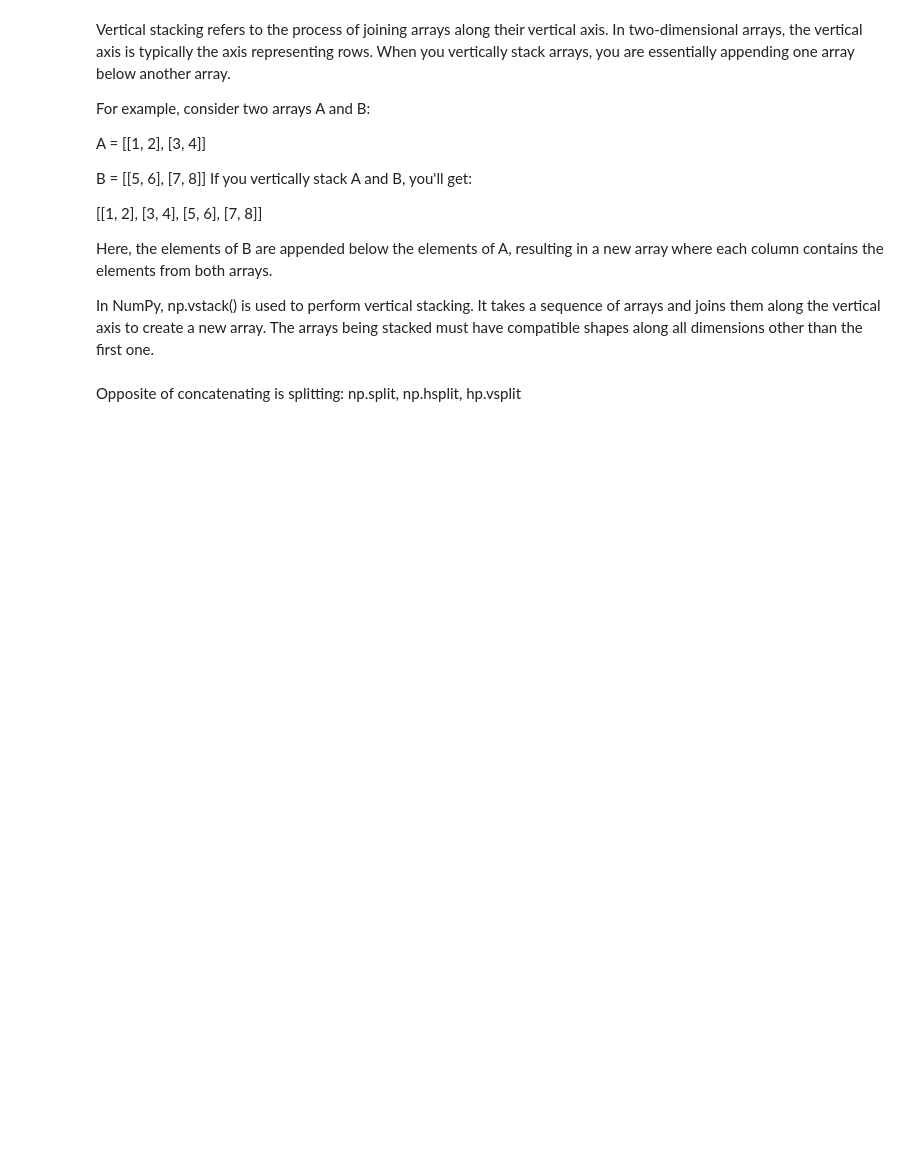
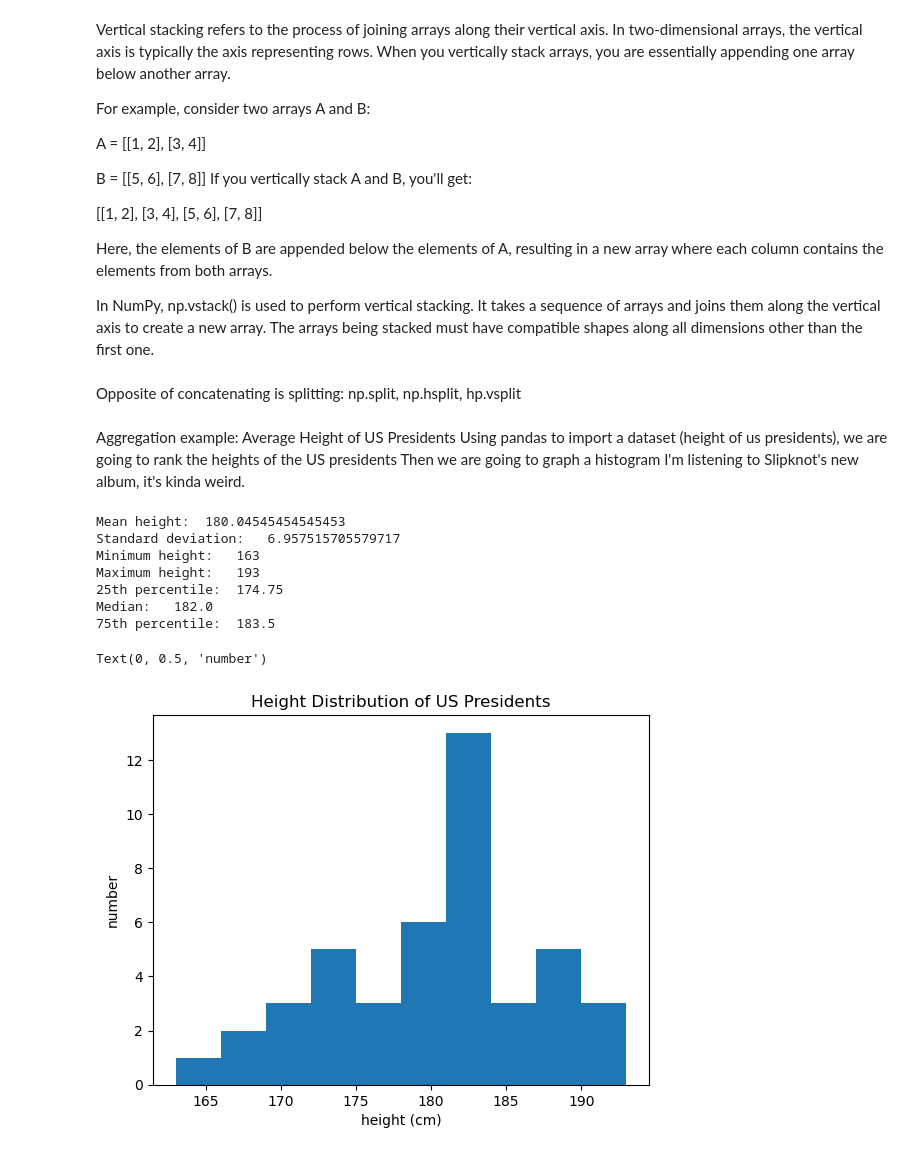
Before and after one commit to asmith9118/python_learning, a Jupyter notebook: intro_numpy.ipynb, the cells around one changed output. Saved outputs shown, nothing was run; the diff lists cells and outputs as text; code cells hidden in the pictures; blank space fills up the shorter version.

```diff
--- a/intro_numpy.ipynb
+++ b/intro_numpy.ipynb
@@ -396,3 +396,39 @@ Out[251]:
 array([[95, 96, 69, 81,  8, 30, 74, 18,  5, 97],
        [ 1, 53, 33,  4,  1, 69, 67, 43, 95, 92],
        [25, 73, 49, 84, 60, 14, 72, 33, 36, 55]])
+# %% [markdown]
+Aggregation example: Average Height of US Presidents
+Using pandas to import a dataset (height of us presidents), we are going to rank the heights of the US presidents
+Then we are going to graph a histogram
+I'm listening to Slipknot's new album, it's kinda weird.
+# %%
+import pandas as pd
+import numpy as np
+import matplotlib.pyplot as plt
+
+data = pd.read_csv('.\president_heights.csv')
+data_sorted = data.sort_values(by='height(cm)', ascending=False)
+heights = np.array(data['height(cm)'])
+
+print("Mean height: ", heights.mean())
+print("Standard deviation:  ", heights.std())
+print("Minimum height:  ", heights.min())
+print("Maximum height:  ", heights.max())
+print("25th percentile: ", np.percentile(heights,25))
+print("Median:  ", np.median(heights))
+print("75th percentile: ", np.percentile(heights,75))
+
+plt.hist(heights)
+plt.title('Height Distribution of US Presidents')
+plt.xlabel('height (cm)')
+plt.ylabel('number')
+# %% [output]
+Mean height:  180.04545454545453
+Standard deviation:   6.957515705579717
+Minimum height:   163
+Maximum height:   193
+25th percentile:  174.75
+Median:   182.0
+75th percentile:  183.5
+Text(0, 0.5, 'number')
+[figure, added]
```
Also changed, not shown: 2 other files.
